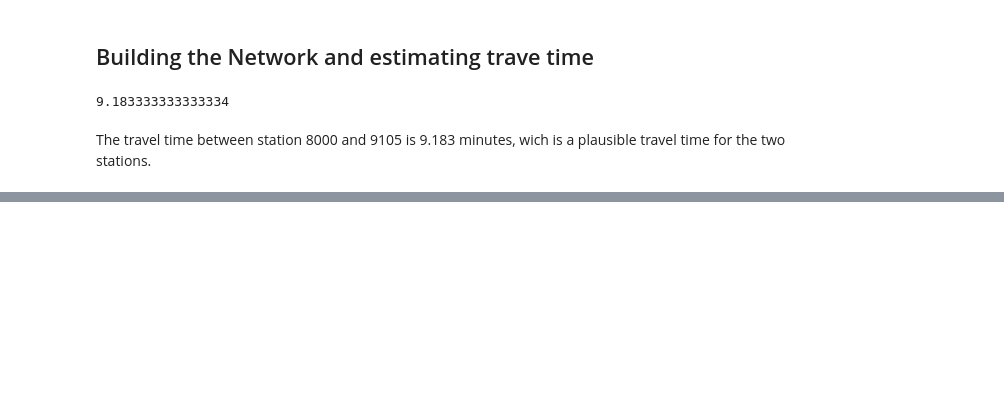
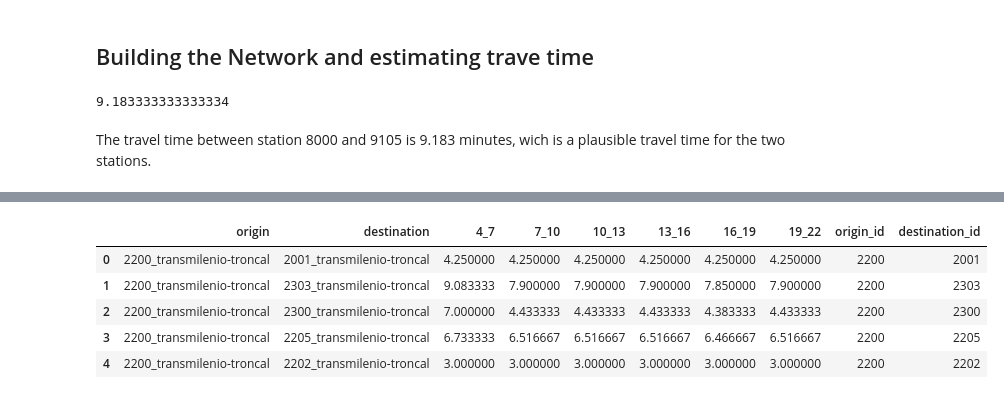
Before and after one commit to jdcaicedo251/cp255, a Jupyter notebook: Travel times GTFS .ipynb, the cells around one changed output, grey strips where cells are left out. Cells and saved outputs as stored; diff of their text form; code cells hidden in the pictures; blank space fills up the shorter version.

```diff
--- a/Travel times GTFS .ipynb
+++ b/Travel times GTFS .ipynb
@@ -240,0 +314,44 @@ TO DO
+# %%
+def travel_time(G,ODs):
+    tt = []
+    for x in range(len(ODs)):
+        try:
+            value = nx.shortest_path_length(G,
+                                source = ODs.origin.iloc[x],
+                                target = ODs.destination.iloc[x],
+                                weight = 'weight')
+
+        except 'NetworkXNoPath':
+            value = np.nan
+        tt.append(value)
+    return tt
+# %%
+#Compile all posible ODs in a dataframe
+ODs = urbanaccess_net.transit_nodes.index
+ODs = list(permutations(ODs, 2))
+ODs = pd.DataFrame(ODs, columns = ['origin', 'destination'])
+# %%
+# Calculates travel time for all OD pairs for all possible times
+start_time = 4
+for x in range(len(tt_networks)):
+
+    name = str(start_time) + '_' + str(start_time + 3)
+    ODs[name] = travel_time(tt_networks[x],ODs)
+    start_time = start_time + 3
+
+# spliting the nodes name to extract the station ID that is consistent
+# with the station id of the other notebooks
+ODs['origin_id'] = ODs.origin.str.split("_").str[0]
+ODs['destination_id'] = ODs.destination.str.split("_").str[0]
+# %%
+ODs['origin_id'] = ODs.origin.str.split("_").str[0]
+ODs['destination_id'] = ODs.destination.str.split("_").str[0]
+# %%
+ODs.head()
+# %% [output]
+|  | origin | destination | 4_7 | 7_10 | 10_13 | 13_16 | 16_19 | 19_22 | origin_id | destination_id |
+| 0 | 2200_transmilenio-troncal | 2001_transmilenio-troncal | 4.250000 | 4.250000 | 4.250000 | 4.250000 | 4.250000 | 4.250000 | 2200 | 2001 |
+| 1 | 2200_transmilenio-troncal | 2303_transmilenio-troncal | 9.083333 | 7.900000 | 7.900000 | 7.900000 | 7.850000 | 7.900000 | 2200 | 2303 |
+| 2 | 2200_transmilenio-troncal | 2300_transmilenio-troncal | 7.000000 | 4.433333 | 4.433333 | 4.433333 | 4.383333 | 4.433333 | 2200 | 2300 |
+| 3 | 2200_transmilenio-troncal | 2205_transmilenio-troncal | 6.733333 | 6.516667 | 6.516667 | 6.516667 | 6.466667 | 6.516667 | 2200 | 2205 |
+| 4 | 2200_transmilenio-troncal | 2202_transmilenio-troncal | 3.000000 | 3.000000 | 3.000000 | 3.000000 | 3.000000 | 3.000000 | 2200 | 2202 |
```
Also changed, not shown: parts of 12 cells of this notebook, 4 other files.
